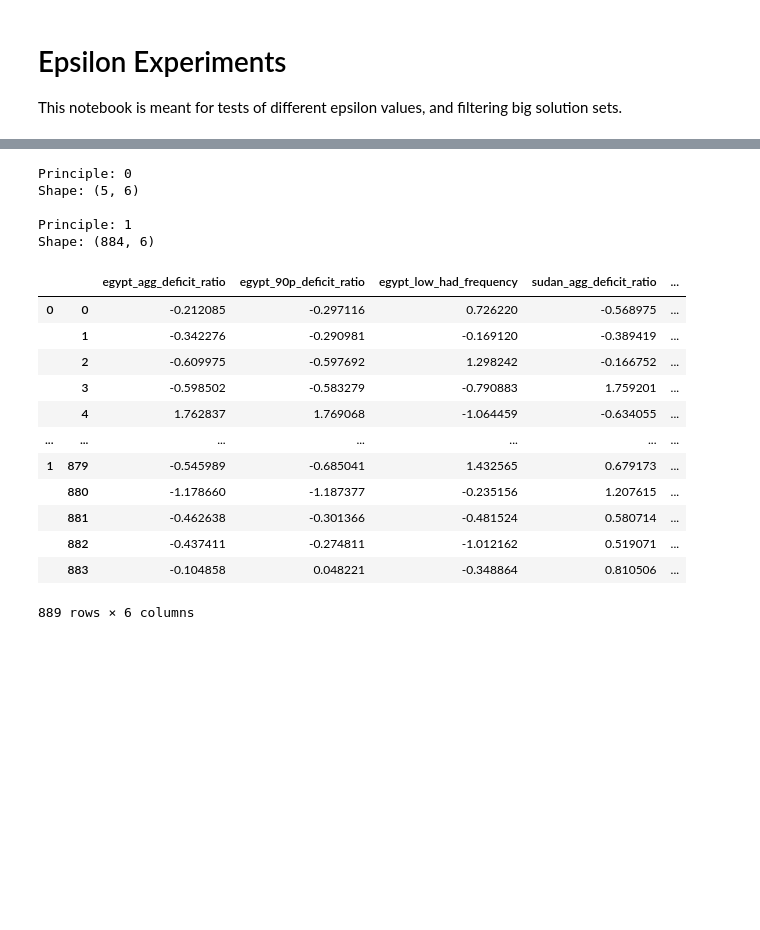
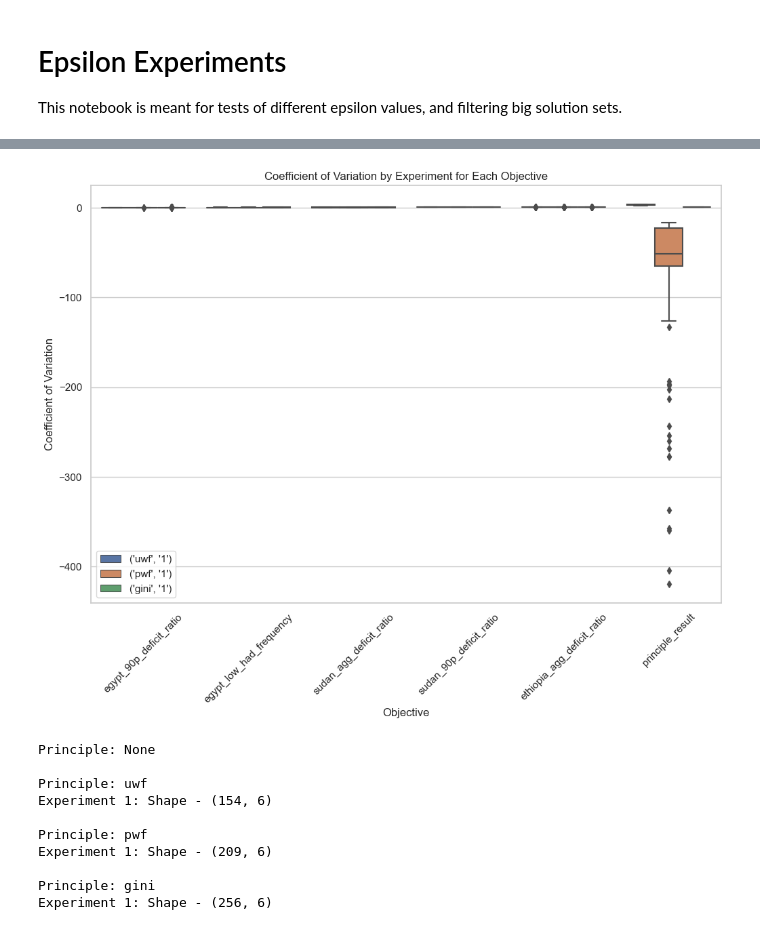
Before and after one commit to MeronZnabei/master-thesis-project, a Jupyter notebook: output_analysis/Epsilons.ipynb, the cells around one changed output, grey strips where cells are left out. Cells and saved outputs as stored; diff of their text form; code cells hidden in the pictures; blank space fills up the shorter version.

```diff
--- a/output_analysis/Epsilons.ipynb
+++ b/output_analysis/Epsilons.ipynb
@@ -49,0 +85,19 @@ Shape: (884, 6)
+# %%
+# Concatenate the CV DataFrames into a single DataFrame for visualization
+dfs_to_concat = []
+non_empty_keys = []
+
+for principle, index in df_objectives_dict.items():
+    if len(index) > 0:  # Check if the dictionary is non-empty
+        concatenated_df = pd.concat(index.values(), keys=index.keys())
+        dfs_to_concat.append(concatenated_df)
+        non_empty_keys.append(principle)
+
+df_combined = pd.concat(dfs_to_concat, keys=non_empty_keys, names=['Principle', 'Experiment', None])
+
+# Reset the index and set 'Principle' and 'Experiment' as separate columns
+df_combined = df_combined.reset_index(level=[0, 1])
+
+# Rename the columns to reflect 'Principle' and 'Experiment'
+df_combined = df_combined.rename(columns={'level_0': 'Principle', 'level_1': 'Experiment'})
+df_combined
@@ -49,0 +118,4 @@ Shape: (884, 6)
+# %%
+# Melt the DataFrame to long format for easier plotting
+melted_df = df_combined.melt(id_vars=['Principle', 'Experiment'], var_name='Objective', value_name='Coefficient of Variation')
+melted_df
@@ -50,3 +154,15 @@ Shape: (884, 6)
+# %%
+# Create a boxplot using seaborn with 'Objective' on the x-axis, 'Experiment' as individual boxes, and 'Principle' as hue, add if different principles apply palette=principle_color_map
+plt.figure(figsize=(12, 8))
+sns.set(style="whitegrid")
+sns.boxplot(x='Objective', y='Coefficient of Variation', hue=melted_df[['Principle', 'Experiment']].apply(tuple, axis=1), data=melted_df)
+plt.title('Coefficient of Variation by Experiment for Each Objective')
+plt.xlabel('Objective')
+plt.ylabel('Coefficient of Variation')
+plt.xticks(rotation=45)
+plt.show()
+# %% [output]
+[figure, added]
 # %%
 def calculate_coefficient_of_variation(dataframe: pd.DataFrame, columns: list):
     """
@@ -92,29 +216,17 @@ for name, df_objectives in df_objectives_dict.items():
 # %%
 # Displaying shape of each dataframe
-for key, df in df_cv_objectives_dict.items():
-    print(f"\nPrinciple: {key}")
-    print(f"Shape: {df.shape}")
+for principle, experiments in df_cv_objectives_dict.items():
+    print(f"\nPrinciple: {principle}")
+    for index, df in experiments.items():
+        print(f"Experiment {index}: Shape - {df.shape}")
 # %% [output]
-Principle: 0
-Shape: (5, 6)
+Principle: None
 
-Principle: 1
-Shape: (884, 6)
+Principle: uwf
+Experiment 1: Shape - (154, 6)
+
+Principle: pwf
+Experiment 1: Shape - (209, 6)
+
+Principle: gini
+Experiment 1: Shape - (256, 6)
-# %%
-# Concatenate the CV DataFrames into a single DataFrame for visualization
-df_cv_combined = pd.concat(df_cv_objectives_dict.values(), keys=df_cv_objectives_dict.keys())
-df_cv_combined
-# %% [output]
-|  |  | egypt_agg_deficit_ratio | egypt_90p_deficit_ratio | egypt_low_had_frequency | sudan_agg_deficit_ratio | ... |
-| 0 | 0 | -0.212085 | -0.297116 | 0.726220 | -0.568975 | ... |
-|  | 1 | -0.342276 | -0.290981 | -0.169120 | -0.389419 | ... |
-|  | 2 | -0.609975 | -0.597692 | 1.298242 | -0.166752 | ... |
-|  | 3 | -0.598502 | -0.583279 | -0.790883 | 1.759201 | ... |
-|  | 4 | 1.762837 | 1.769068 | -1.064459 | -0.634055 | ... |
-| ... | ... | ... | ... | ... | ... | ... |
-| 1 | 879 | -0.545989 | -0.685041 | 1.432565 | 0.679173 | ... |
-|  | 880 | -1.178660 | -1.187377 | -0.235156 | 1.207615 | ... |
-|  | 881 | -0.462638 | -0.301366 | -0.481524 | 0.580714 | ... |
-|  | 882 | -0.437411 | -0.274811 | -1.012162 | 0.519071 | ... |
-|  | 883 | -0.104858 | 0.048221 | -0.348864 | 0.810506 | ... |
-889 rows × 6 columns
```
Also changed, not shown: parts of 14 cells of this notebook, 6 other files.
